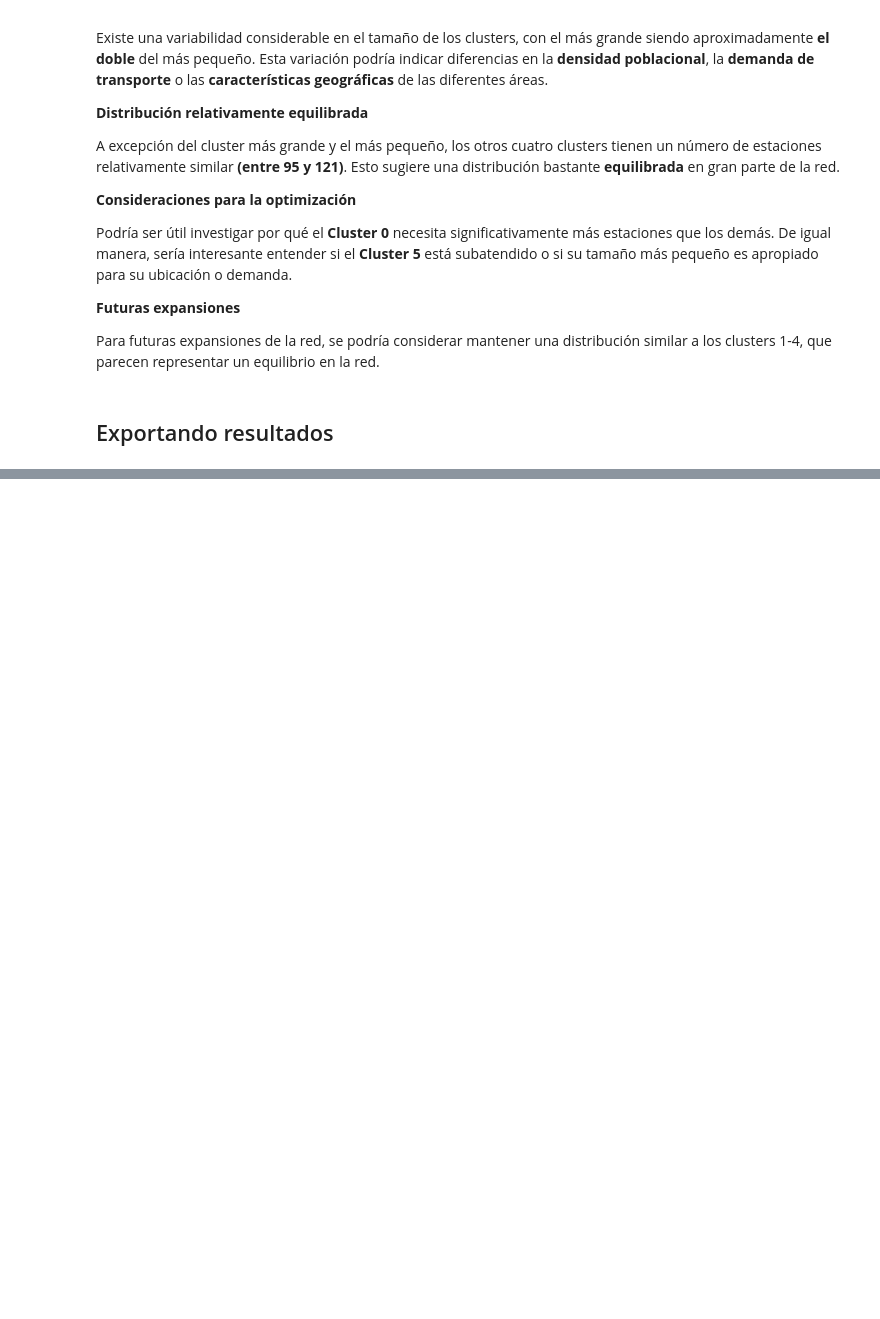
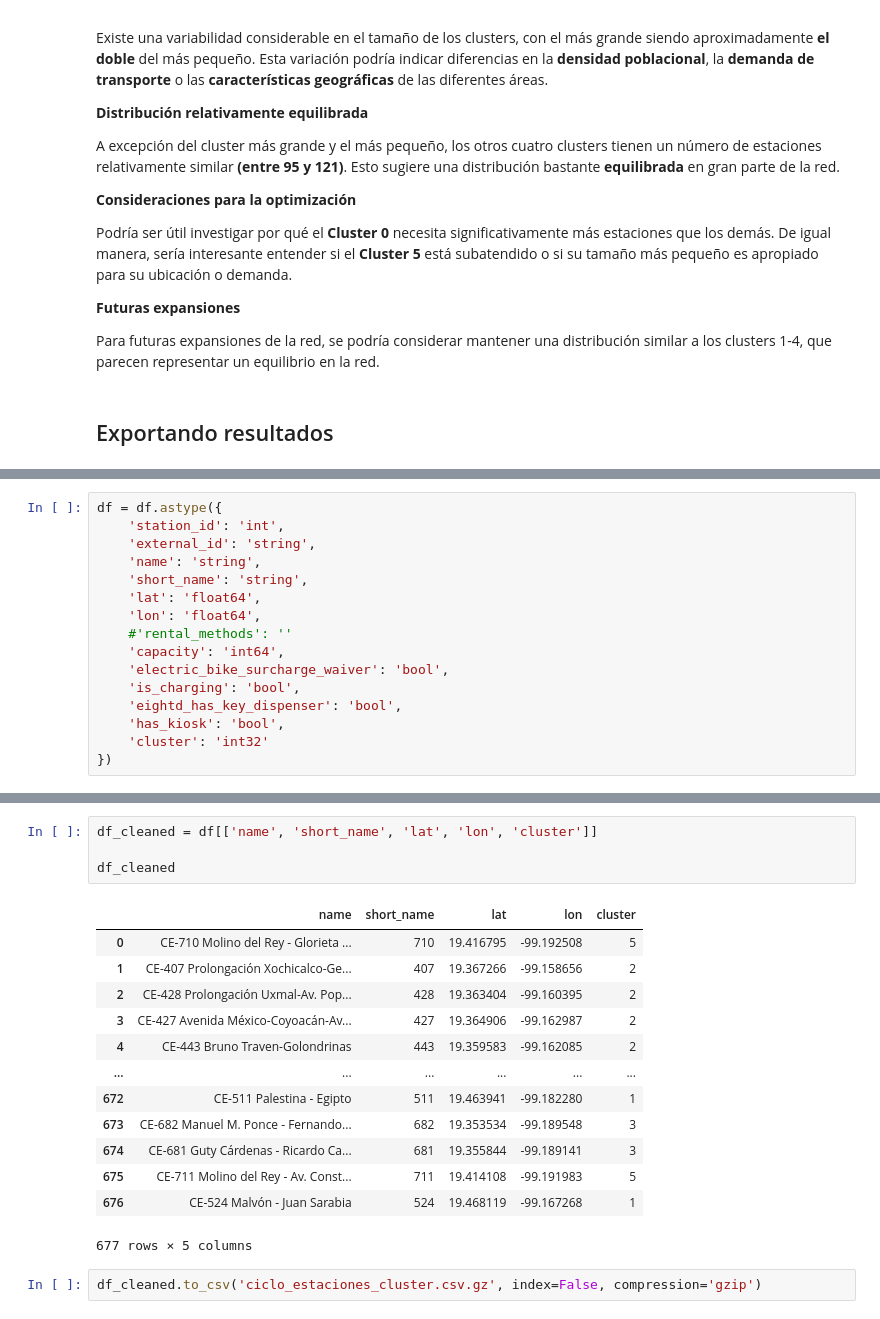
Before and after one commit to JoseLAmador/ecobici, a Jupyter notebook: 01_ciclo_estaciones.ipynb, the cells around one changed output, grey strips where cells are left out. Saved outputs shown, nothing was run; the diff lists cells and outputs as text; blank space fills up the shorter version.

```diff
--- a/01_ciclo_estaciones.ipynb
+++ b/01_ciclo_estaciones.ipynb
@@ -276,0 +292,16 @@ df.to_csv('ciclo_estaciones_cluster.csv', index=False)
+# %%
+df = df.astype({
+    'station_id': 'int',
+    'external_id': 'string',
+    'name': 'string',
+    'short_name': 'string',
+    'lat': 'float64',
+    'lon': 'float64',
+    #'rental_methods': ''
+    'capacity': 'int64',
+    'electric_bike_surcharge_waiver': 'bool',
+    'is_charging': 'bool',
+    'eightd_has_key_dispenser': 'bool',
+    'has_kiosk': 'bool',
+    'cluster': 'int32'
+})
@@ -276,0 +325,20 @@ df.to_csv('ciclo_estaciones_cluster.csv', index=False)
+# %%
+df_cleaned = df[['name', 'short_name', 'lat', 'lon', 'cluster']]
+
+df_cleaned
+# %% [output]
+|  | name | short_name | lat | lon | cluster |
+| 0 | CE-710 Molino del Rey - Glorieta ... | 710 | 19.416795 | -99.192508 | 5 |
+| 1 | CE-407 Prolongación Xochicalco-Ge... | 407 | 19.367266 | -99.158656 | 2 |
+| 2 | CE-428 Prolongación Uxmal-Av. Pop... | 428 | 19.363404 | -99.160395 | 2 |
+| 3 | CE-427 Avenida México-Coyoacán-Av... | 427 | 19.364906 | -99.162987 | 2 |
+| 4 | CE-443 Bruno Traven-Golondrinas | 443 | 19.359583 | -99.162085 | 2 |
+| ... | ... | ... | ... | ... | ... |
+| 672 | CE-511 Palestina - Egipto | 511 | 19.463941 | -99.182280 | 1 |
+| 673 | CE-682 Manuel M. Ponce - Fernando... | 682 | 19.353534 | -99.189548 | 3 |
+| 674 | CE-681 Guty Cárdenas - Ricardo Ca... | 681 | 19.355844 | -99.189141 | 3 |
+| 675 | CE-711 Molino del Rey - Av. Const... | 711 | 19.414108 | -99.191983 | 5 |
+| 676 | CE-524 Malvón - Juan Sarabia | 524 | 19.468119 | -99.167268 | 1 |
+677 rows × 5 columns
+# %%
+df_cleaned.to_csv('ciclo_estaciones_cluster.csv.gz', index=False, compression='gzip')
```
Also changed, not shown: parts of 3 cells of this notebook, 4 other files.
